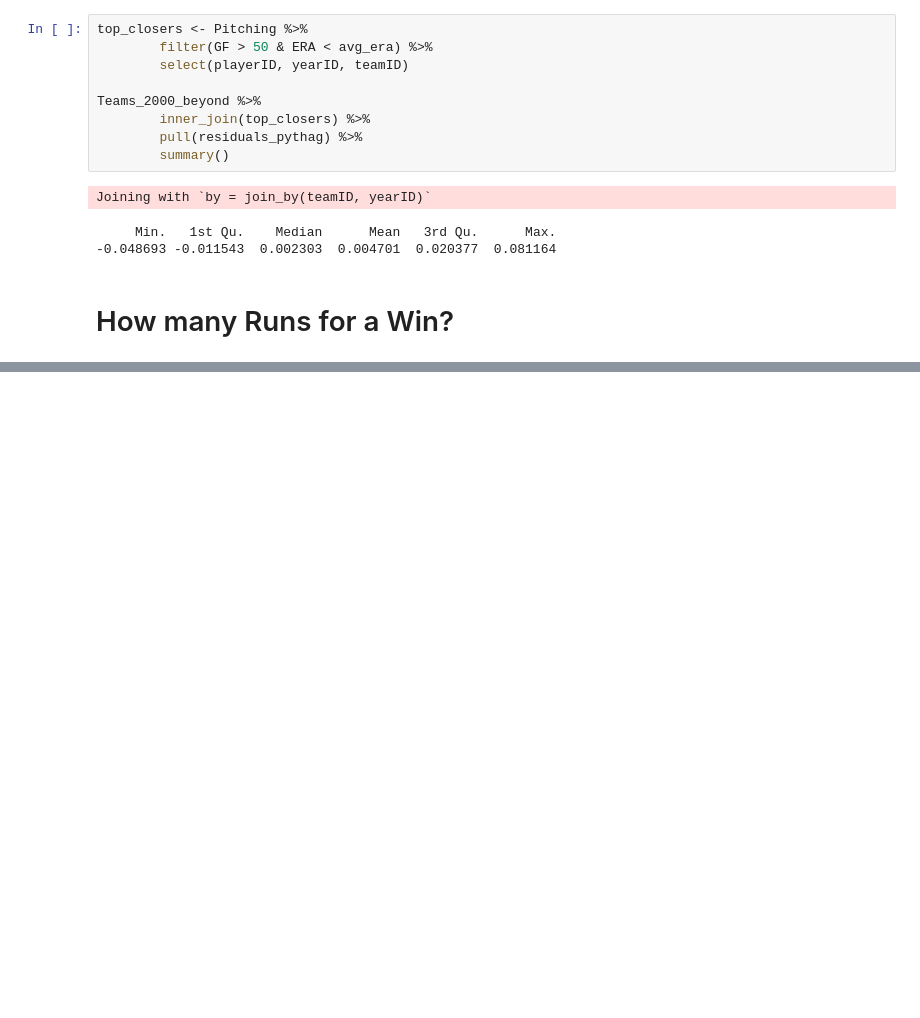
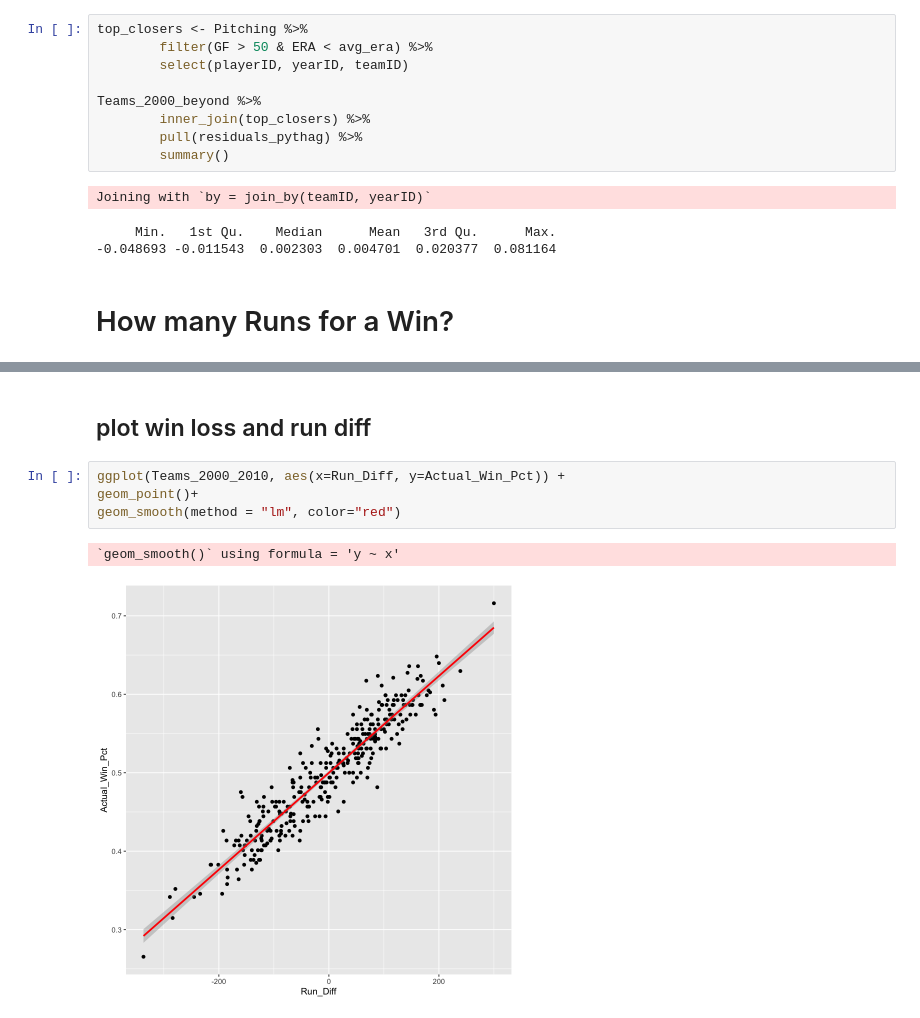
Before and after one commit to jwolfe972/baseball_related, a Jupyter notebook: analyzing_baseball_data_w_r/Relationship_Runs_to_Wins.ipynb, the cells around one changed output, grey strips where cells are left out. Saved outputs shown, nothing was run; the diff lists cells and outputs as text; blank space fills up the shorter version.

```diff
--- a/analyzing_baseball_data_w_r/Relationship_Runs_to_Wins.ipynb
+++ b/analyzing_baseball_data_w_r/Relationship_Runs_to_Wins.ipynb
@@ -430,0 +518,9 @@ Joining with `by = join_by(teamID, yearID)`
+# %% [markdown]
+## plot win loss and run diff
+# %%
+ggplot(Teams_2000_2010, aes(x=Run_Diff, y=Actual_Win_Pct)) +
+geom_point()+
+geom_smooth(method = "lm", color="red")
+# %% [output]
+`geom_smooth()` using formula = 'y ~ x'
+[figure, added]
```
Also changed, not shown: parts of 18 cells of this notebook.
